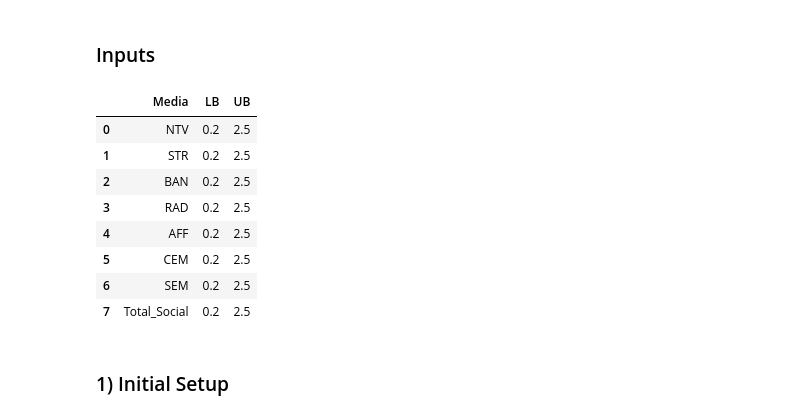
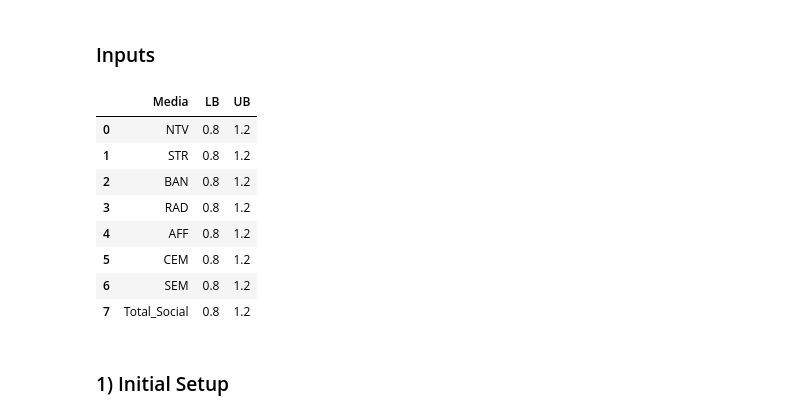
Before and after one commit to DONGZ027/craft001_SOUL, a Jupyter notebook: lab.ipynb, the cells around one changed output. Cells and saved outputs as stored; diff of their text form; code cells hidden in the pictures.

```diff
--- a/lab.ipynb
+++ b/lab.ipynb
@@ -123,9 +123,11 @@ def processing_spend_df(file_path):
     return data
 
 
-scenario1 = processing_spend_df(f"{parent_path}/samples/UK Demo/DLP_UK_FY23.csv")
-scenario2 = processing_spend_df(f"{parent_path}/samples/UK Demo/DLP_UK_FY23_110.csv")
-scenario3 = processing_spend_df(f"{parent_path}/samples/UK Demo/DLP_UK_FY23_4million.csv")
-scenario4 = processing_spend_df(f"{parent_path}/samples/UK Demo/DLP_UK_4million_revised.csv")
+# scenario1 = processing_spend_df(f"{parent_path}/samples/UK Demo/DLP_UK_FY23.csv")
+# scenario2 = processing_spend_df(f"{parent_path}/samples/UK Demo/DLP_UK_FY23_110.csv")
+# scenario3 = processing_spend_df(f"{parent_path}/samples/UK Demo/DLP_UK_FY23_4million.csv")
+# scenario4 = processing_spend_df(f"{parent_path}/samples/UK Demo/DLP_UK_4million_revised.csv")
+
+scenario1 = processing_spend_df(f"{parent_path}/samples/DLR Demo/FY26_temp1.csv")
 
 base_year = scenario1
@@ -698,20 +752,20 @@ def current_reward_calculator(plan, planning_year, planning_months, planning_wee
 # %%
 medias = scenario3.columns[1:]
 bounds = pd.DataFrame({
     'Media' : medias,
-    'LB' : [0.2] * len(medias),
-    'UB' : [2.5] * len(medias)
+    'LB' : [0.8] * len(medias),
+    'UB' : [1.2] * len(medias)
 })
 
 bounds
 # %% [output]
 |  | Media | LB | UB |
-| 0 | NTV | 0.2 | 2.5 |
-| 1 | STR | 0.2 | 2.5 |
-| 2 | BAN | 0.2 | 2.5 |
-| 3 | RAD | 0.2 | 2.5 |
-| 4 | AFF | 0.2 | 2.5 |
-| 5 | CEM | 0.2 | 2.5 |
-| 6 | SEM | 0.2 | 2.5 |
-| 7 | Total_Social | 0.2 | 2.5 |
+| 0 | NTV | 0.8 | 1.2 |
+| 1 | STR | 0.8 | 1.2 |
+| 2 | BAN | 0.8 | 1.2 |
+| 3 | RAD | 0.8 | 1.2 |
+| 4 | AFF | 0.8 | 1.2 |
+| 5 | CEM | 0.8 | 1.2 |
+| 6 | SEM | 0.8 | 1.2 |
+| 7 | Total_Social | 0.8 | 1.2 |
 # %%
```
Also changed, not shown: parts of 13 cells of this notebook, 9 other files.
